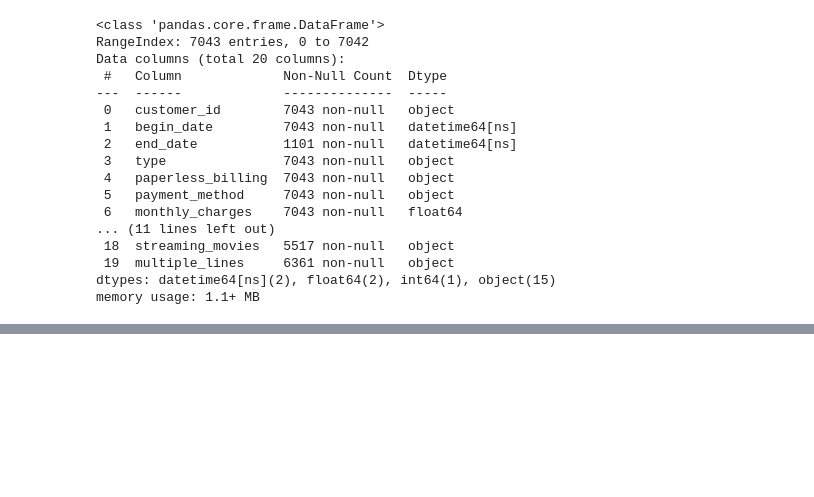
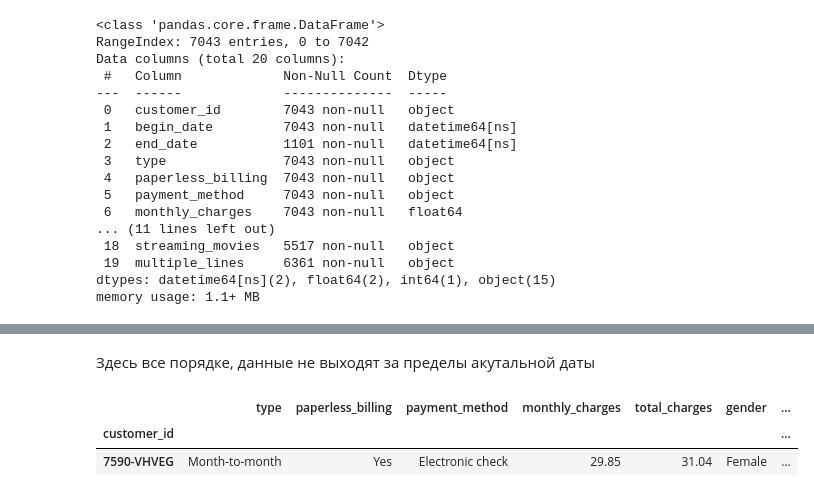
Before and after one commit to arsye001/telecom, a Jupyter notebook: te.ipynb, the cells around one changed output, grey strips where cells are left out. Cells and saved outputs as stored; diff of their text form; code cells hidden in the pictures; blank space fills up the shorter version.

Commit message:
Add files via upload
Завершена предобработка, данные готовы к исследованию

```diff
--- a/te.ipynb
+++ b/te.ipynb
@@ -400,0 +620,10 @@ memory usage: 1.1+ MB
+# %% [markdown]
+Здесь все порядке, данные не выходят за пределы акутальной даты
+# %%
+data.drop(['begin_date', 'end_date'], axis = 1, inplace = True)
+# %%
+data.head(1)
+# %% [output]
+|  | type | paperless_billing | payment_method | monthly_charges | total_charges | gender | ... |
+| customer_id |  |  |  |  |  |  | ... |
+| 7590-VHVEG | Month-to-month | Yes | Electronic check | 29.85 | 31.04 | Female | ... |
```
Also changed, not shown: parts of 31 cells of this notebook.
